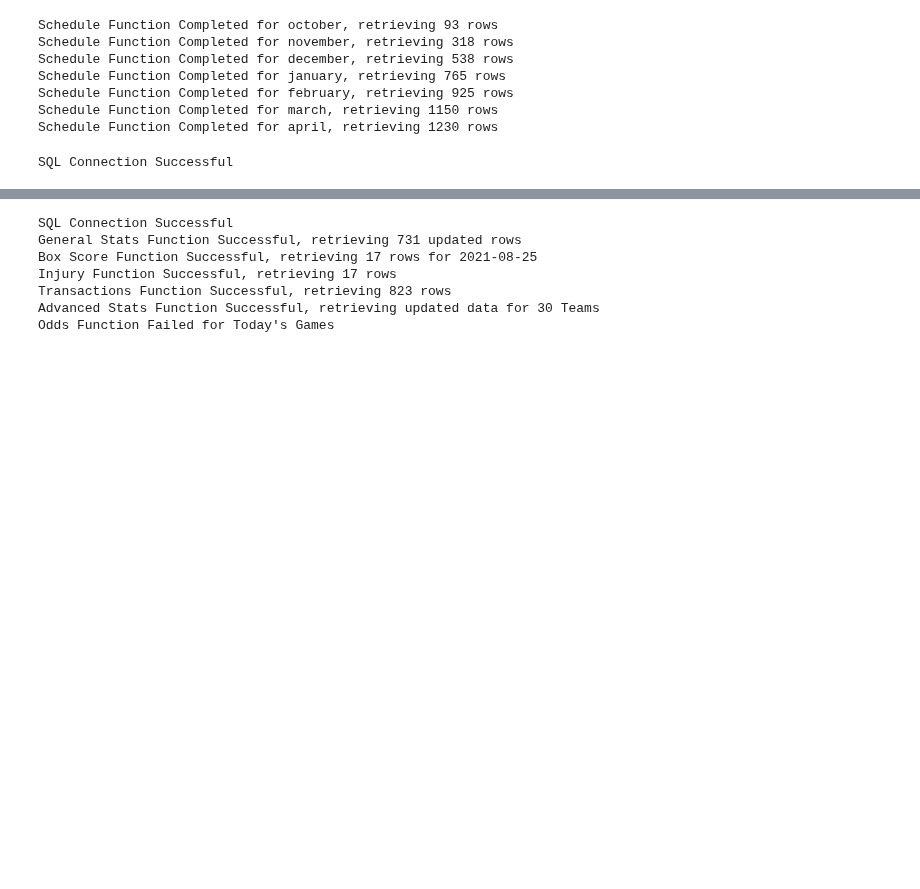
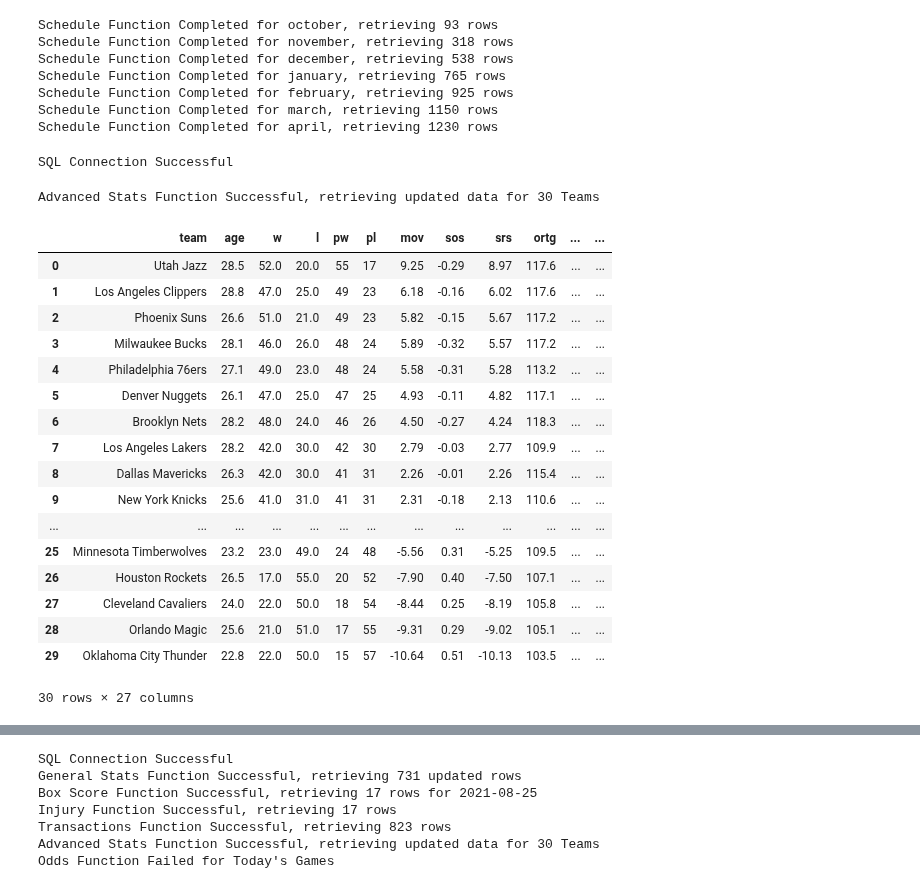
Before and after one commit to jyablonski/jyablonski_praq, a Jupyter notebook: new_lambda.ipynb, the cells around one changed output, grey strips where cells are left out. Cells and saved outputs as stored; diff of their text form; code cells hidden in the pictures; blank space fills up the shorter version.

```diff
--- a/new_lambda.ipynb
+++ b/new_lambda.ipynb
@@ -487,0 +518,66 @@ def get_odds():
+# %%
+df = get_advanced_stats()
+# %% [output]
+Advanced Stats Function Successful, retrieving updated data for 30 Teams
+# %%
+url = "https://www.basketball-reference.com/leagues/NBA_2021.html"
+df = pd.read_html(url)
+df = pd.DataFrame(df[10])
+df.drop(columns=df.columns[0], axis=1, inplace=True)
+
+df.columns = [
+    "Team",
+    "Age",
+    "W",
+    "L",
+    "PW",
+    "PL",
+    "MOV",
+    "SOS",
+    "SRS",
+    "ORTG",
+    "DRTG",
+    "NRTG",
+    "Pace",
+    "FTr",
+    "3PAr",
+    "TS%",
+    "bby1",  # the bby columns are because of hierarchical html formatting - they're just blank columns
+    "eFG%",
+    "TOV%",
+    "ORB%",
+    "FT/FGA",
+    "bby2",
+    "eFG%_opp",
+    "TOV%_opp",
+    "DRB%_opp",
+    "FT/FGA_opp",
+    "bby3",
+    "Arena",
+    "Attendance",
+    "Att/Game",
+]
+df.drop(["bby1", "bby2", "bby3"], axis=1, inplace=True)
+df = df.query('Team != "League Average"')
+df["Team"] = df["Team"].str.replace("*", "", regex=True)
+df.columns = df.columns.str.lower()
+df
+# %% [output]
+|  | team | age | w | l | pw | pl | mov | sos | srs | ortg | ... | ... |
+| 0 | Utah Jazz | 28.5 | 52.0 | 20.0 | 55 | 17 | 9.25 | -0.29 | 8.97 | 117.6 | ... | ... |
+| 1 | Los Angeles Clippers | 28.8 | 47.0 | 25.0 | 49 | 23 | 6.18 | -0.16 | 6.02 | 117.6 | ... | ... |
+| 2 | Phoenix Suns | 26.6 | 51.0 | 21.0 | 49 | 23 | 5.82 | -0.15 | 5.67 | 117.2 | ... | ... |
+| 3 | Milwaukee Bucks | 28.1 | 46.0 | 26.0 | 48 | 24 | 5.89 | -0.32 | 5.57 | 117.2 | ... | ... |
+| 4 | Philadelphia 76ers | 27.1 | 49.0 | 23.0 | 48 | 24 | 5.58 | -0.31 | 5.28 | 113.2 | ... | ... |
+| 5 | Denver Nuggets | 26.1 | 47.0 | 25.0 | 47 | 25 | 4.93 | -0.11 | 4.82 | 117.1 | ... | ... |
+| 6 | Brooklyn Nets | 28.2 | 48.0 | 24.0 | 46 | 26 | 4.50 | -0.27 | 4.24 | 118.3 | ... | ... |
+| 7 | Los Angeles Lakers | 28.2 | 42.0 | 30.0 | 42 | 30 | 2.79 | -0.03 | 2.77 | 109.9 | ... | ... |
+| 8 | Dallas Mavericks | 26.3 | 42.0 | 30.0 | 41 | 31 | 2.26 | -0.01 | 2.26 | 115.4 | ... | ... |
+| 9 | New York Knicks | 25.6 | 41.0 | 31.0 | 41 | 31 | 2.31 | -0.18 | 2.13 | 110.6 | ... | ... |
+| ... | ... | ... | ... | ... | ... | ... | ... | ... | ... | ... | ... | ... |
+| 25 | Minnesota Timberwolves | 23.2 | 23.0 | 49.0 | 24 | 48 | -5.56 | 0.31 | -5.25 | 109.5 | ... | ... |
+| 26 | Houston Rockets | 26.5 | 17.0 | 55.0 | 20 | 52 | -7.90 | 0.40 | -7.50 | 107.1 | ... | ... |
+| 27 | Cleveland Cavaliers | 24.0 | 22.0 | 50.0 | 18 | 54 | -8.44 | 0.25 | -8.19 | 105.8 | ... | ... |
+| 28 | Orlando Magic | 25.6 | 21.0 | 51.0 | 17 | 55 | -9.31 | 0.29 | -9.02 | 105.1 | ... | ... |
+| 29 | Oklahoma City Thunder | 22.8 | 22.0 | 50.0 | 15 | 57 | -10.64 | 0.51 | -10.13 | 103.5 | ... | ... |
+30 rows × 27 columns
```
Also changed, not shown: parts of 37 cells of this notebook, 4 other files.
